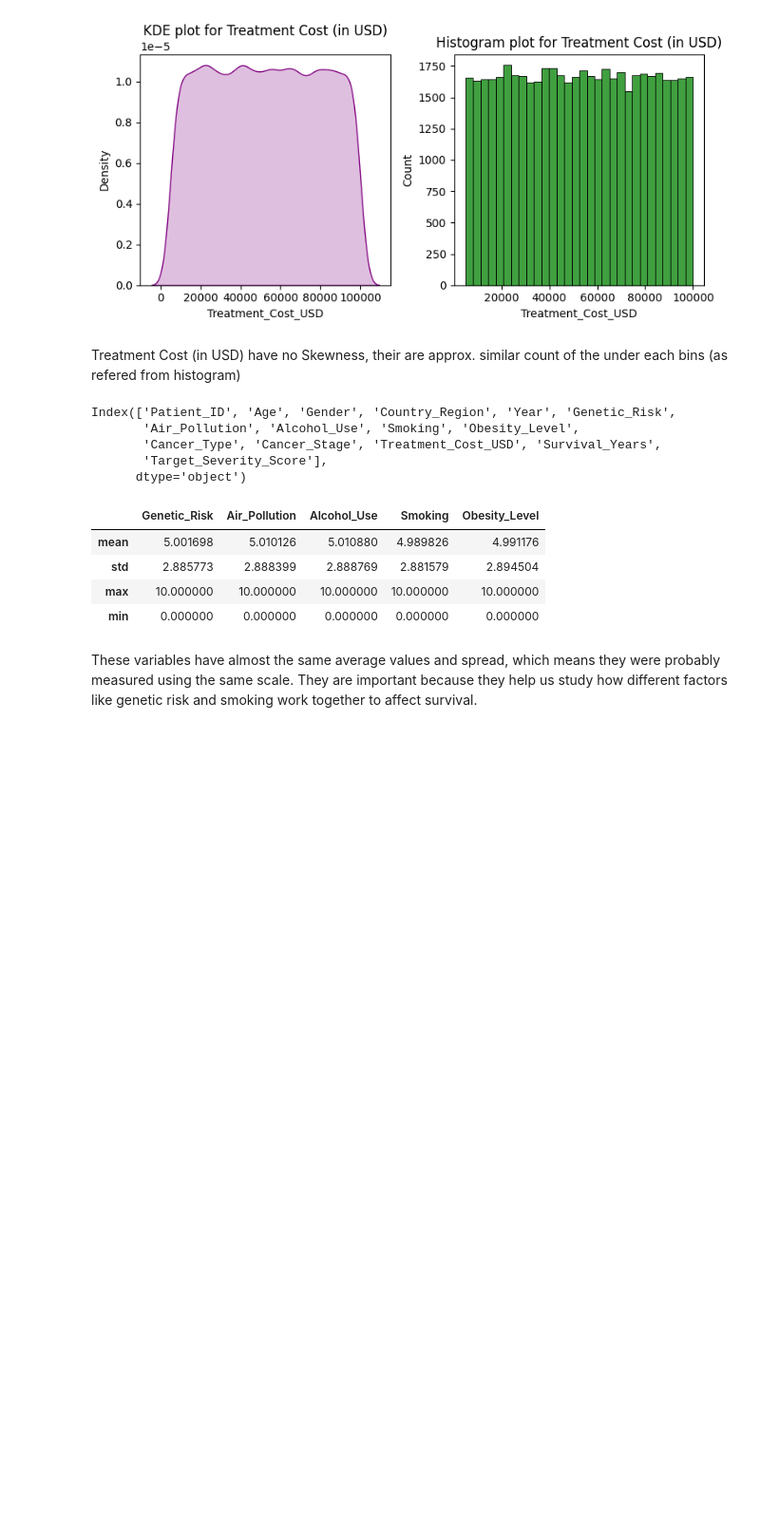
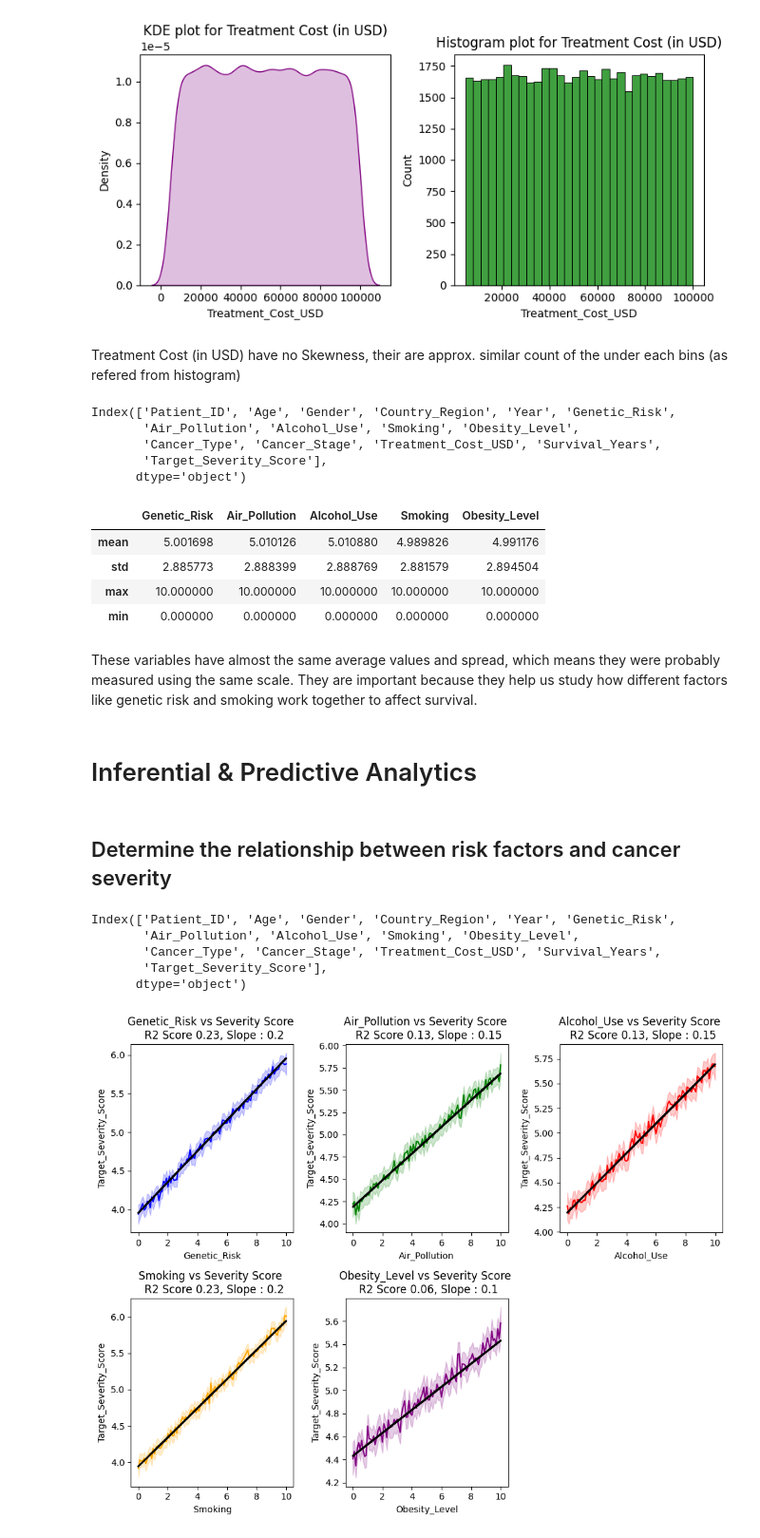
Before and after one commit to ArvindUpreti/Research_cancer_analysis, a Jupyter notebook: analysis.ipynb, the cells around one changed output. Shown at 95% size. Saved outputs shown, nothing was run; the diff lists cells and outputs as text; code cells hidden in the pictures; blank space fills up the shorter version.

Commit message:
Inferential and Predictive Analysis Added

```diff
--- a/analysis.ipynb
+++ b/analysis.ipynb
@@ -236,3 +236,39 @@ data[data_of_interest].agg(['mean', 'std','max','min',])
 | min | 0.000000 | 0.000000 | 0.000000 | 0.000000 | 0.000000 |
 # %% [markdown]
 These variables have almost the same average values and spread, which means they were probably measured using the same scale. They are important because they help us study how different factors like genetic risk and smoking work together to affect survival.
+# %% [markdown]
+# Inferential & Predictive Analytics
+# %% [markdown]
+## Determine the relationship between risk factors and cancer severity
+# %%
+data.columns
+# %% [output]
+Index(['Patient_ID', 'Age', 'Gender', 'Country_Region', 'Year', 'Genetic_Risk',
+       'Air_Pollution', 'Alcohol_Use', 'Smoking', 'Obesity_Level',
+       'Cancer_Type', 'Cancer_Stage', 'Treatment_Cost_USD', 'Survival_Years',
+       'Target_Severity_Score'],
+      dtype='object')
+# %%
+from scipy.stats import linregress
+risk_factors = ['Genetic_Risk','Air_Pollution', 'Alcohol_Use', 'Smoking', 'Obesity_Level']  # Converting the all Rick Factors into a List
+colors = ['blue','green','red','orange','purple']
+
+plt.figure(figsize = (10,8))
+
+for i, (factor , color) in enumerate(zip(risk_factors,colors),1):
+    plt.subplot(2,3,i)
+    x=data[factor]
+    y=data['Target_Severity_Score']
+    slope, intercept, r_value, p_value, std_err = linregress(x,y)
+    r_squred =  round(r_value**2,2)
+    slope = round(slope,2)
+    sns.lineplot(x=factor,y="Target_Severity_Score",data=data,color= color)
+    plt.plot(x,x*slope+intercept,color = "black", linewidth= 2,label= "Regression Line")
+    plt.title(f'{factor} vs Severity Score \n R2 Score {r_squred}, Slope : {slope}')
+
+# line : y = mx+c
+
+plt.tight_layout()
+plt.show()
+# %% [output]
+[figure, added]
```
Also changed, not shown: parts of 5 cells of this notebook.
